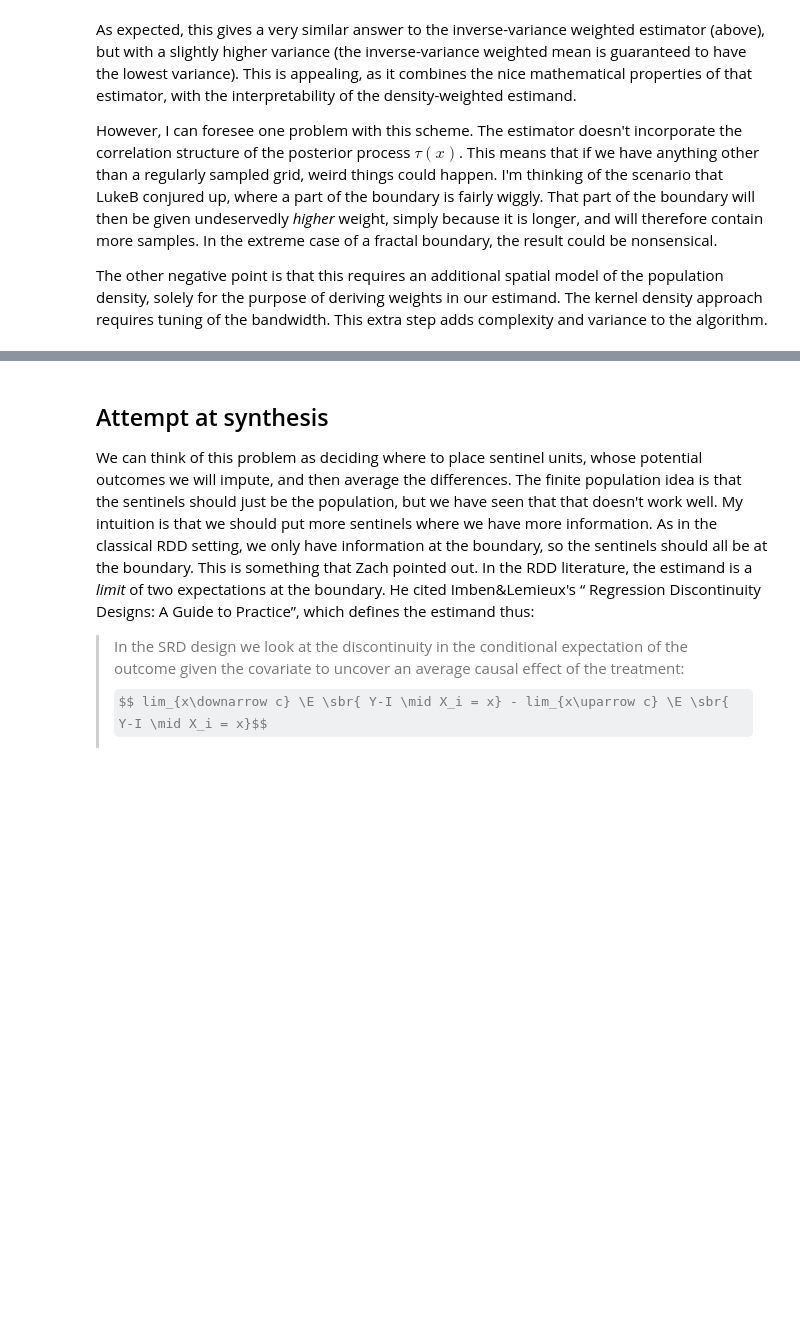
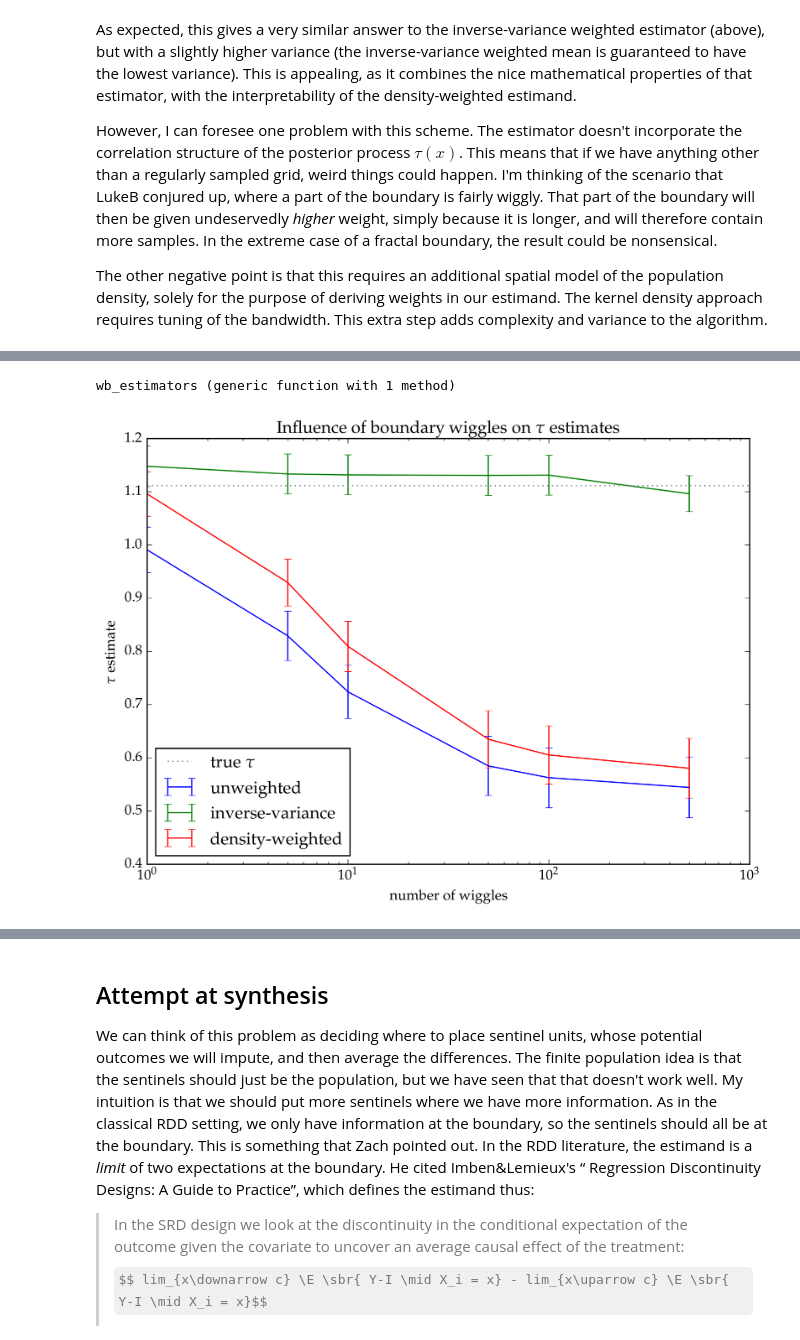
Before and after one commit to gwb/rdd-coverage, a Jupyter notebook: Maxime/Spatial2GPEstimators.ipynb, the cells around one changed output, grey strips where cells are left out. Cells and saved outputs as stored; diff of their text form; code cells hidden in the pictures; some formulas as TeX source; blank space fills up the shorter version.

```diff
--- a/Maxime/Spatial2GPEstimators.ipynb
+++ b/Maxime/Spatial2GPEstimators.ipynb
@@ -374,0 +478,63 @@ The other negative point is that this requires an additional spatial model of th
+# %%
+wb_fit_treat = GP(wbX_treat, wb_Y[wb_treat],  MeanZero(), wb_kern, log(wb_σy2))
+wb_fit_ctrol = GP(wbX_ctrol, wb_Y[!wb_treat], MeanZero(), wb_kern, log(wb_σy2))
+function wb_estimators(nwiggles::Int)
+    l = 0.5/nwiggles
+    sentinels = Float64[0:(0.01/sqrt(1+(2wb_A/l)^2)):0.5 ; 0.5:0.01:1.0]
+    n◫ = length(sentinels)
+    stnl_ρ = Float64[wb_density(x) for x in sentinels]
+    X◫ = Float64[sentinels [boundary(x, l, wb_A) for x in sentinels]]'
+
+    pred_treat = predict(wb_fit_treat, X◫; full_cov=true)
+    pred_ctrol = predict(wb_fit_ctrol, X◫; full_cov=true)
+
+    μpost = pred_treat[1].-pred_ctrol[1]
+    Σpost = pred_treat[2].+pred_ctrol[2]
+
+    τhat_unweighted = sum(μpost)/n◫
+    Vτhat_unweighted = sum(Σpost)/n◫^2
+    unweighted = Normal(τhat_unweighted, √Vτhat_unweighted)
+
+    denom_weighted = dot(ones(n◫),(Σpost \ ones(n◫)))
+    τhat_weighted = sum(Σpost\μpost) / denom_weighted
+    Vτhat_weighted = 1/denom_weighted
+    invvariance = Normal(τhat_weighted, √Vτhat_weighted)
+
+    density_weights = StatsBase.WeightVec(stnl_ρ)
+    τhat_density = mean(μpost, density_weights)
+    Vτhat_density = dot(values(density_weights), Σpost*values(density_weights))/sum(density_weights)^2
+    densityw = Normal(τhat_density, √Vτhat_density)
+    return (unweighted, invvariance, densityw)
+end
+# %% [output]
+wb_estimators (generic function with 1 method)
+# %%
+# compute estimates
+wb_nwiggles = [1, 5, 10, 50, 100, 500]
+wb_estimates = [wb_estimators(n) for n in wb_nwiggles]
+;
+# %%
+PyPlot.plt[:interactive](true)
+plt.title(L"Influence of boundary wiggles on $\tau$ estimates")
+PyPlot.plt[:interactive](false)
+plt.errorbar(wb_nwiggles,
+    [mean(wbe[1]) for wbe in wb_estimates],
+    yerr=[std(wbe[1]) for wbe in wb_estimates],
+    label="unweighted")
+plt.errorbar(wb_nwiggles,
+    [mean(wbe[2]) for wbe in wb_estimates],
+    yerr=[std(wbe[2]) for wbe in wb_estimates],
+    label="inverse-variance")
+plt.errorbar(wb_nwiggles,
+    [mean(wbe[3]) for wbe in wb_estimates],
+    yerr=[std(wbe[3]) for wbe in wb_estimates],
+    label="density-weighted")
+plt.xlabel("number of wiggles")
+plt.ylabel(L"$\tau$ estimate")
+plt.gca()[:set_xscale]("log")
+plt.axhline(wb_τtrue, label=L"true $\tau$", color="grey", linestyle=":")
+plt.legend(loc="best")
+PyPlot.plt[:interactive](true)
+;
+# %% [output]
+[figure, added]
```
Also changed, not shown: parts of 34 cells of this notebook.
